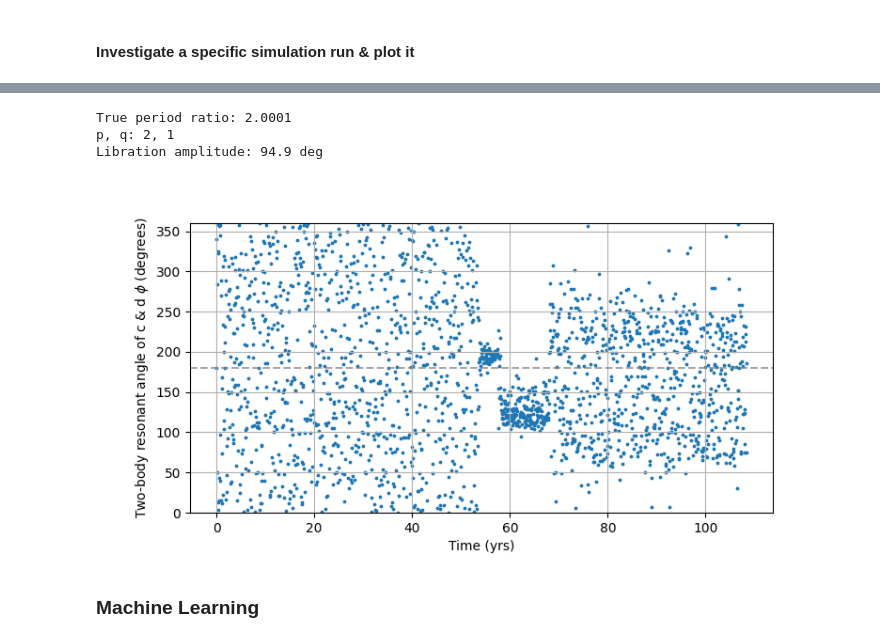
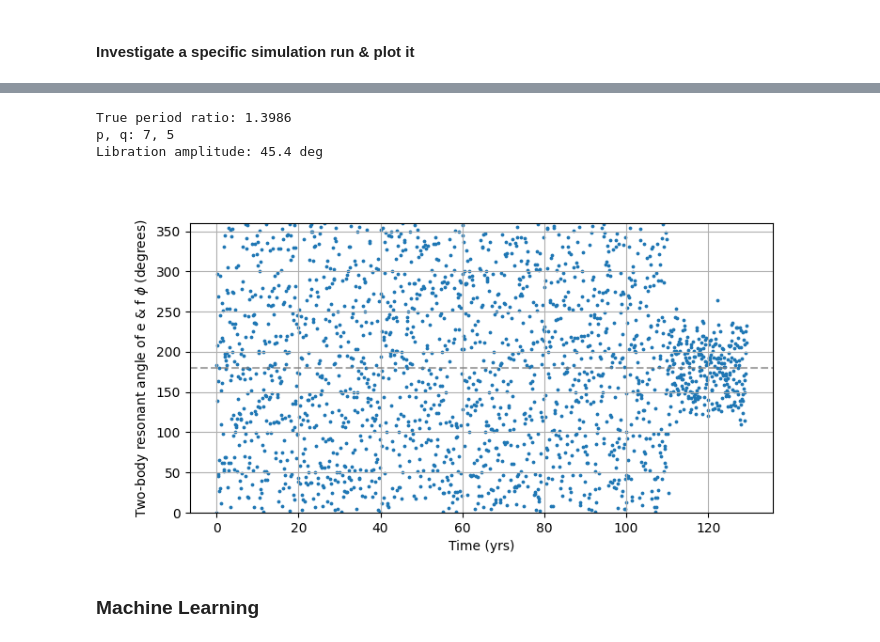
Before and after one commit to dchen10Git/uchi-exoplanets-2025, a Jupyter notebook: trappist1_keller.ipynb, the cells around one changed output, grey strips where cells are left out. Saved outputs shown, nothing was run; the diff lists cells and outputs as text; code cells hidden in the pictures.

```diff
--- a/trappist1_keller.ipynb
+++ b/trappist1_keller.ipynb
@@ -75,7 +75,7 @@ Once simulations have been saved, the following code can be used to look at the
 # %%
 # Process data for any given dataset
 # dataset_ids = [2, 3, 4, 5, 6, 7, 8]
-dataset_ids = [9,10]
+dataset_ids = [10]
 all_outcomes = []
 for dataset_id in dataset_ids:
     outcome_file = f"../sim_results/dataset{dataset_id}/outcomes.pkl"
@@ -138,7 +138,7 @@ print(f"Total sims: {len(scores)}")
 
 # ids with a specific outcome
 sim_ids = outcome_df.loc[scores == 2, "sim_id"]
-# print(sim_ids)
+print(sim_ids[:5])
 # %% [output]
 MMR pair orders
 outcome
@@ -206,11 +205,11 @@ t1.plot_trappist1(saved_sim)
 # %%
-mmr_id.plot_libration(m_star, planets['c'], planets['d'])
+mmr_id.plot_libration(m_star, planets['e'], planets['f'])
 # mmr_id.plot_libration(m_star, planets['b'], planets['c'], planets['d'])
 # %% [output]
-True period ratio: 2.0001
-p, q: 2, 1
-Libration amplitude: 94.9 deg
+True period ratio: 1.3986
+p, q: 7, 5
+Libration amplitude: 45.4 deg
-[figure, old version]
+[figure, new version]
 # %% [markdown]
 ### Machine Learning
 # %%
```
Also changed, not shown: parts of 7 cells of this notebook, 3 other files.
